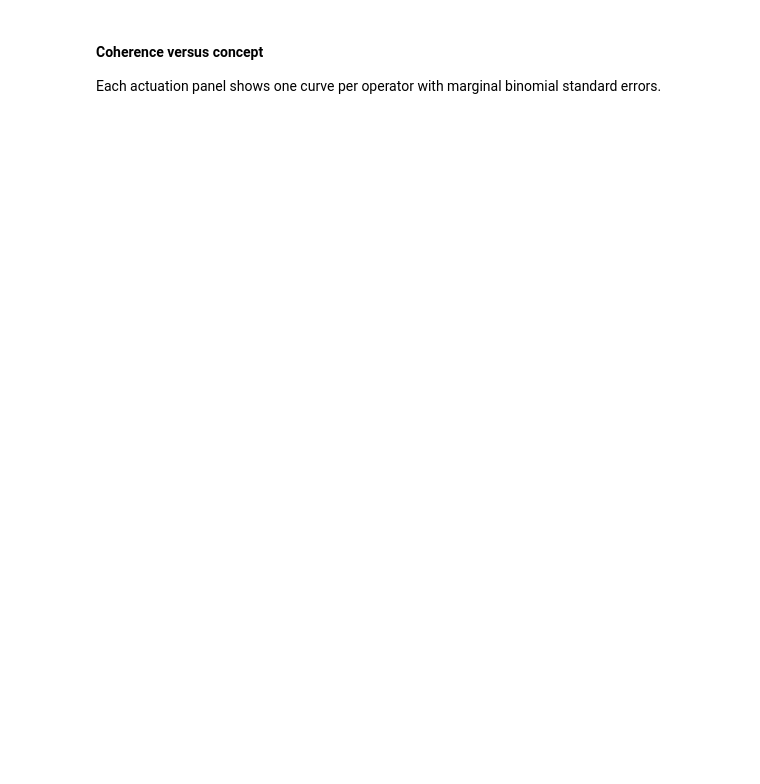
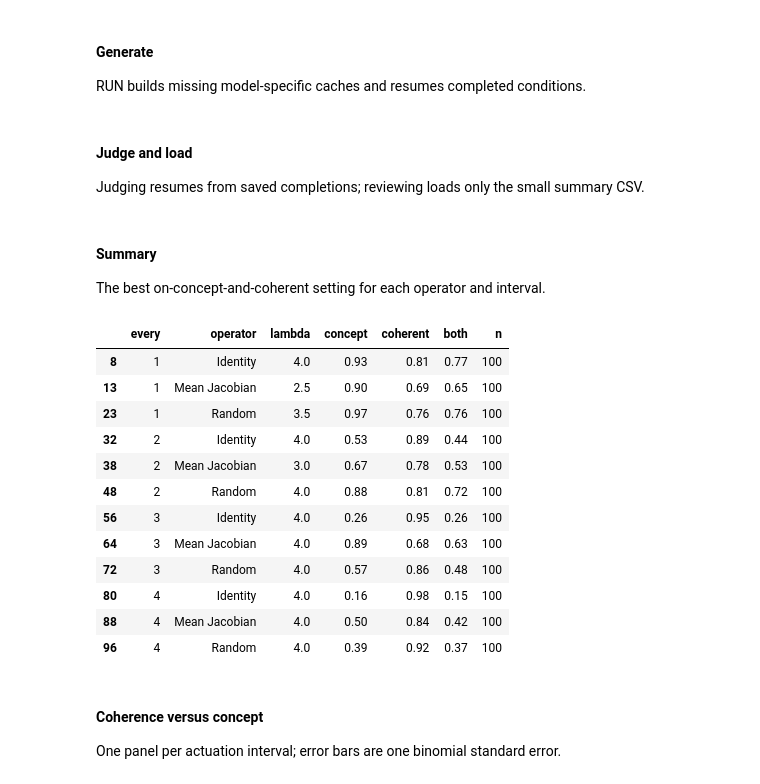
Before and after one commit to niniack/lqr_modded, a Jupyter notebook: 02_qwen3_model_ablation.ipynb, the cells around one changed output. Drawn from its saved outputs; the diff is of its cells as text; code cells hidden in the pictures; blank space fills up the shorter version.

```diff
--- a/02_qwen3_model_ablation.ipynb
+++ b/02_qwen3_model_ablation.ipynb
@@ -140,0 +4,23 @@ display(best[['every', 'operator', 'lambda', 'concept', 'coherent', 'both', 'n']
+# %%
+import numpy as np
+import pandas as pd
+import matplotlib.pyplot as plt
+from IPython.display import display, Markdown
+from extensions.experiments import Sweep, generate_run, judge_run
+
+RUN = False
+config = Sweep(
+    notebook='02_qwen3_model_ablation', model_name='Qwen/Qwen3-4B',
+    concept='football', prompt='Once upon a time', trials=100,
+    lambdas=(0.5, 1., 1.5, 2., 2.5, 3., 3.5, 4.),
+    r_values=(10.,), q=0.1, qf=0.1, last_n=(None,), every=(1, 2, 3, 4),
+    operators=('Identity', 'Mean Jacobian', 'Random'), drift_weights=(0.,),
+    seed=0, random_seed=0, direction_samples=200, jacobian_samples=50,
+    max_ctx=32, direction_batch=8, max_new_tokens=96, temperature=0.7, top_p=0.95,
+    generation_batch=100, trace_batch=100, judge_batch=128, judge_chunk=2048,
+    dtype='auto', device_map='auto',
+)
+RUN_DIR = config.run_dir
+# %% [markdown]
+#### Generate
+RUN builds missing model-specific caches and resumes completed conditions.
@@ -140,0 +30,3 @@ display(best[['every', 'operator', 'lambda', 'concept', 'coherent', 'both', 'n']
+# %% [markdown]
+#### Judge and load
+Judging resumes from saved completions; reviewing loads only the small summary CSV.
@@ -141,4 +39,24 @@ display(best[['every', 'operator', 'lambda', 'concept', 'coherent', 'both', 'n']
+# %% [markdown]
+#### Summary
+The best on-concept-and-coherent setting for each operator and interval.
+# %%
+best = selected.loc[selected.groupby(['every', 'operator'])['both'].idxmax()]
+display(best[['every', 'operator', 'lambda', 'concept', 'coherent', 'both', 'n']].round(3))
+# %% [output]
+|  | every | operator | lambda | concept | coherent | both | n |
+| 8 | 1 | Identity | 4.0 | 0.93 | 0.81 | 0.77 | 100 |
+| 13 | 1 | Mean Jacobian | 2.5 | 0.90 | 0.69 | 0.65 | 100 |
+| 23 | 1 | Random | 3.5 | 0.97 | 0.76 | 0.76 | 100 |
+| 32 | 2 | Identity | 4.0 | 0.53 | 0.89 | 0.44 | 100 |
+| 38 | 2 | Mean Jacobian | 3.0 | 0.67 | 0.78 | 0.53 | 100 |
+| 48 | 2 | Random | 4.0 | 0.88 | 0.81 | 0.72 | 100 |
+| 56 | 3 | Identity | 4.0 | 0.26 | 0.95 | 0.26 | 100 |
+| 64 | 3 | Mean Jacobian | 4.0 | 0.89 | 0.68 | 0.63 | 100 |
+| 72 | 3 | Random | 4.0 | 0.57 | 0.86 | 0.48 | 100 |
+| 80 | 4 | Identity | 4.0 | 0.16 | 0.98 | 0.15 | 100 |
+| 88 | 4 | Mean Jacobian | 4.0 | 0.50 | 0.84 | 0.42 | 100 |
+| 96 | 4 | Random | 4.0 | 0.39 | 0.92 | 0.37 | 100 |
 # %% [markdown]
 #### Coherence versus concept
-Each actuation panel shows one curve per operator with marginal binomial standard errors.
+One panel per actuation interval; error bars are one binomial standard error.
 # %%
```
Also changed, not shown: parts of 16 cells of this notebook, 34 other files.
